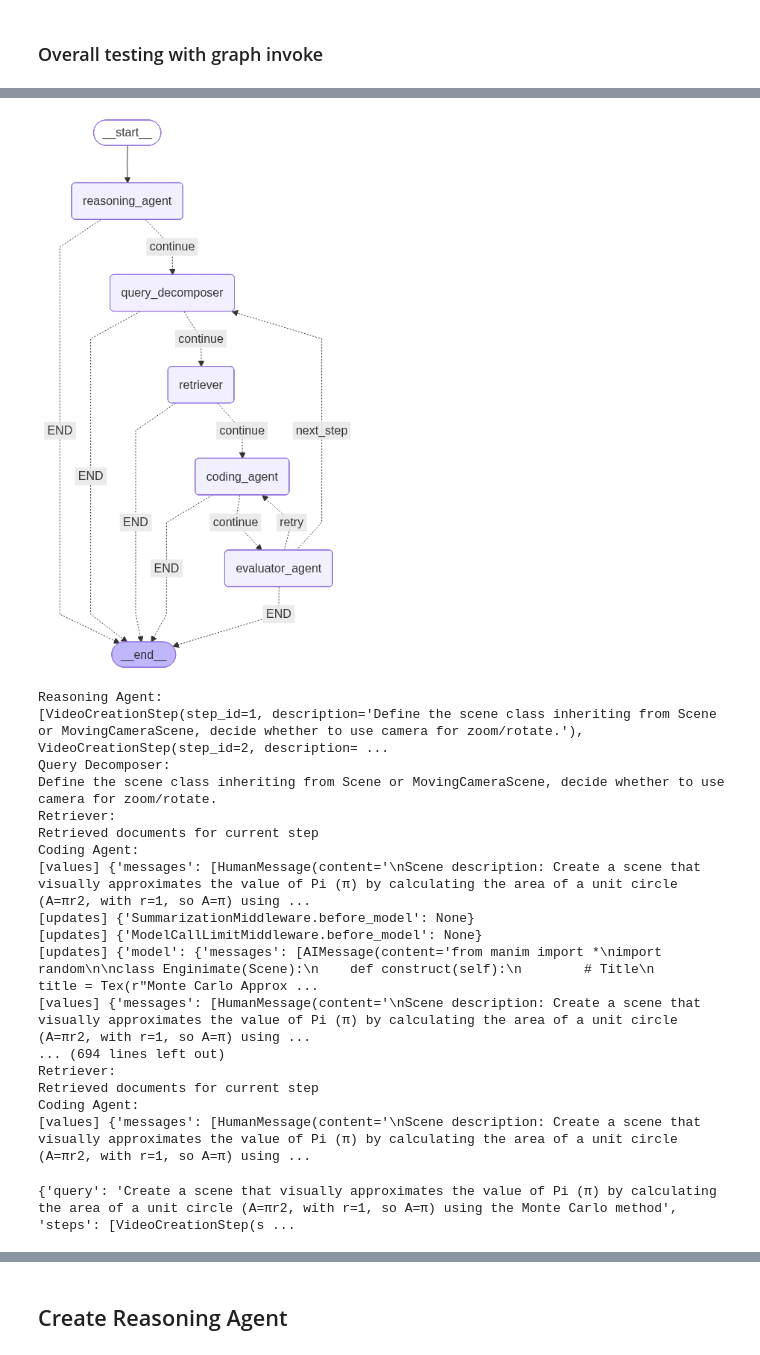
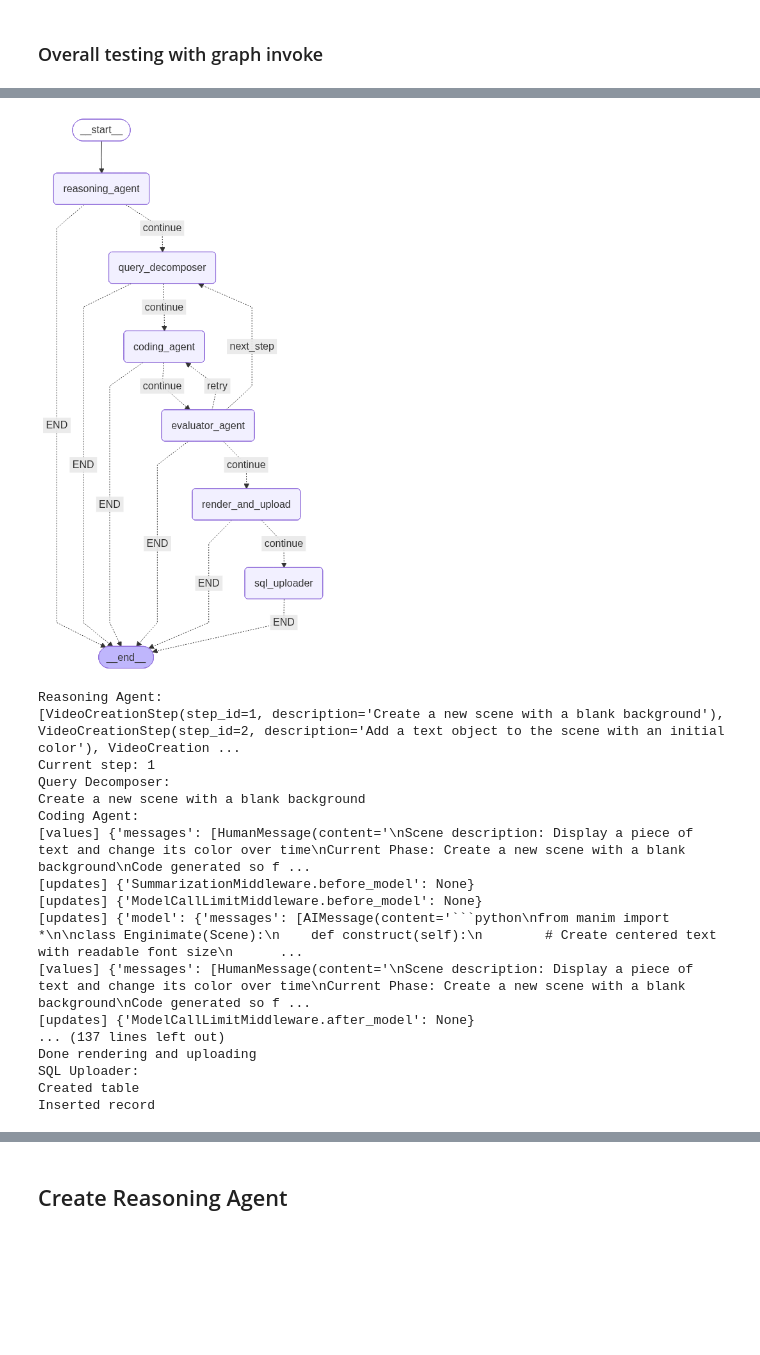
Before and after one commit to MSVelan/enginimate, a Jupyter notebook: experimental/ai/workflow.ipynb, the cells around one changed output, grey strips where cells are left out. Saved outputs shown, nothing was run; the diff lists cells and outputs as text; code cells hidden in the pictures; blank space fills up the shorter version.

````diff
--- a/experimental/ai/workflow.ipynb
+++ b/experimental/ai/workflow.ipynb
@@ -489,36 +456,32 @@ For troubleshooting, visit: https://python.langchain.com/docs/troubleshooting/er
-# %%
-# I guess the entire stuff is more or less working
-from backend.workflow.graph import graph
-import nest_asyncio
-nest_asyncio.apply()
-
-state = await graph.ainvoke({
-    "query": "Create a scene that visually approximates the value of Pi (π) by \
-calculating the area of a unit circle (A=πr2, with r=1, so A=π) using \
-the Monte Carlo method"
-}, config={
-    "recursion_limit": 100
-})
-# %% [output]
-[figure, removed]
-Reasoning Agent:
-[VideoCreationStep(step_id=1, description='Define the scene class inheriting from Scene or MovingCameraScene, decide whether to use camera for zoom/rotate.'), VideoCreationStep(step_id=2, description= ...
-Query Decomposer:
-Define the scene class inheriting from Scene or MovingCameraScene, decide whether to use camera for zoom/rotate.
-Retriever:
-Retrieved documents for current step
-Coding Agent:
-[values] {'messages': [HumanMessage(content='\nScene description: Create a scene that visually approximates the value of Pi (π) by calculating the area of a unit circle (A=πr2, with r=1, so A=π) using ...
-[updates] {'SummarizationMiddleware.before_model': None}
-[updates] {'ModelCallLimitMiddleware.before_model': None}
-[updates] {'model': {'messages': [AIMessage(content='from manim import *\nimport random\n\nclass Enginimate(Scene):\n    def construct(self):\n        # Title\n        title = Tex(r"Monte Carlo Approx ...
-[values] {'messages': [HumanMessage(content='\nScene description: Create a scene that visually approximates the value of Pi (π) by calculating the area of a unit circle (A=πr2, with r=1, so A=π) using ...
-... (694 lines left out)
-Retriever:
-Retrieved documents for current step
-Coding Agent:
-[values] {'messages': [HumanMessage(content='\nScene description: Create a scene that visually approximates the value of Pi (π) by calculating the area of a unit circle (A=πr2, with r=1, so A=π) using ...
-# %%
-print(state)
-# %% [output]
-{'query': 'Create a scene that visually approximates the value of Pi (π) by calculating the area of a unit circle (A=πr2, with r=1, so A=π) using the Monte Carlo method', 'steps': [VideoCreationStep(s ...
+# %%
+from backend.workflow.graph import graph
+import nest_asyncio
+nest_asyncio.apply()
+
+state = await graph.ainvoke(
+    {
+        "query": "Display a piece of text and change its color over time"
+    },
+    config={
+        "recursion_limit": 100
+    }
+)
+# %% [output]
+[figure, added]
+Reasoning Agent:
+[VideoCreationStep(step_id=1, description='Create a new scene with a blank background'), VideoCreationStep(step_id=2, description='Add a text object to the scene with an initial color'), VideoCreation ...
+Current step: 1
+Query Decomposer:
+Create a new scene with a blank background
+Coding Agent:
+[values] {'messages': [HumanMessage(content='\nScene description: Display a piece of text and change its color over time\nCurrent Phase: Create a new scene with a blank background\nCode generated so f ...
+[updates] {'SummarizationMiddleware.before_model': None}
+[updates] {'ModelCallLimitMiddleware.before_model': None}
+[updates] {'model': {'messages': [AIMessage(content='```python\nfrom manim import *\n\nclass Enginimate(Scene):\n    def construct(self):\n        # Create centered text with readable font size\n      ...
+[values] {'messages': [HumanMessage(content='\nScene description: Display a piece of text and change its color over time\nCurrent Phase: Create a new scene with a blank background\nCode generated so f ...
+[updates] {'ModelCallLimitMiddleware.after_model': None}
+... (137 lines left out)
+Done rendering and uploading
+SQL Uploader:
+Created table
+Inserted record
````
Also changed, not shown: parts of 16 cells of this notebook, 16 other files.
